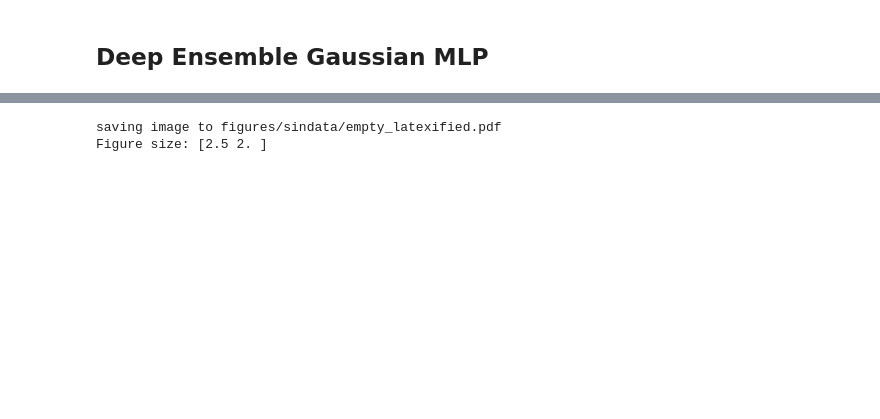
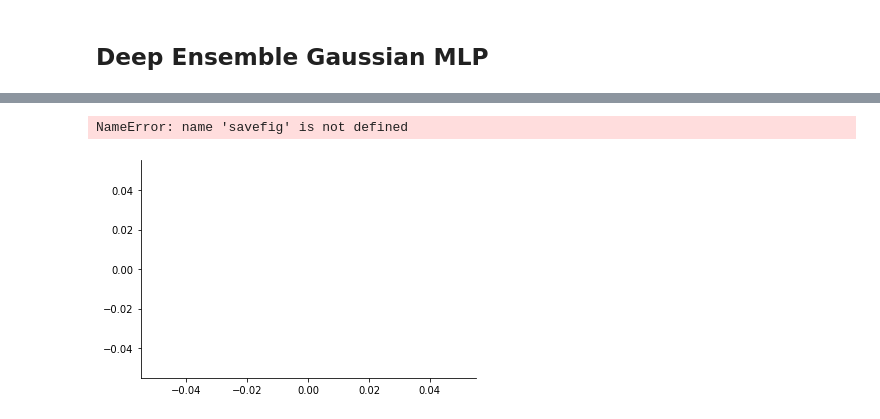
Before and after one commit to nipunbatra/bnn-zoo, a Jupyter notebook: notebooks/regression/sin_data_comparison.ipynb, the cells around one changed output, grey strips where cells are left out. Saved outputs shown, nothing was run; the diff lists cells and outputs as text; code cells hidden in the pictures; blank space fills up the shorter version.

```diff
--- a/notebooks/regression/sin_data_comparison.ipynb
+++ b/notebooks/regression/sin_data_comparison.ipynb
@@ -425,9 +452,8 @@ Figure size: [2.5 2. ]
 # %%
 plt.plot()
 sns.despine()
-plt.axis('off')
+plt.axis('on')
 savefig('empty')
 # %% [output]
-saving image to figures/sindata/empty_latexified.pdf
-Figure size: [2.5 2. ]
+NameError: name 'savefig' is not defined
-[figure, old version]
+[figure, new version]
```
Also changed, not shown: parts of 33 cells of this notebook.
